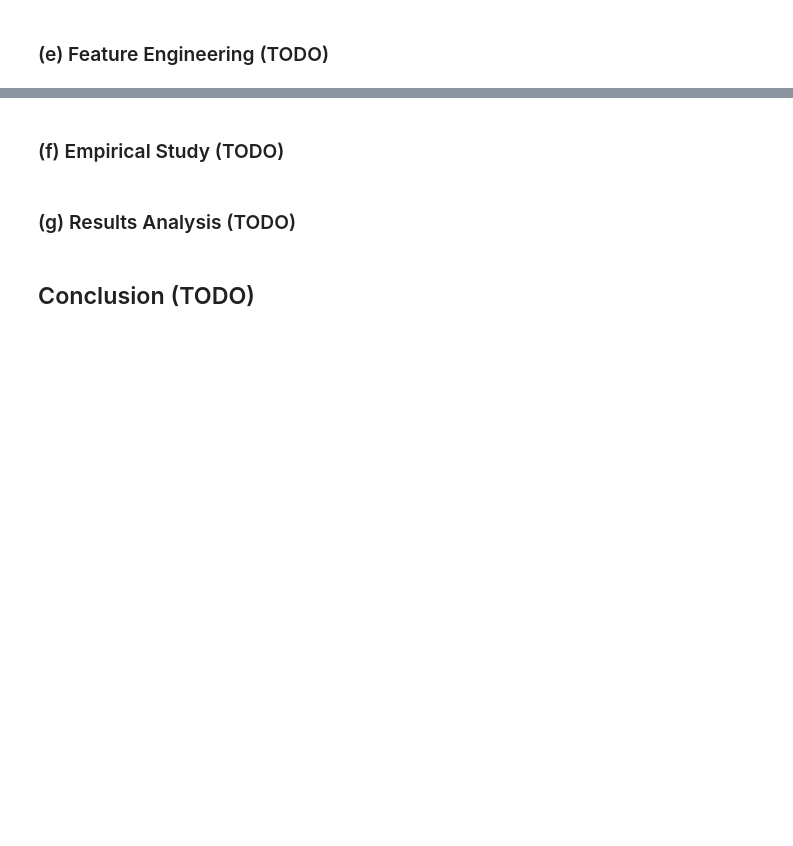
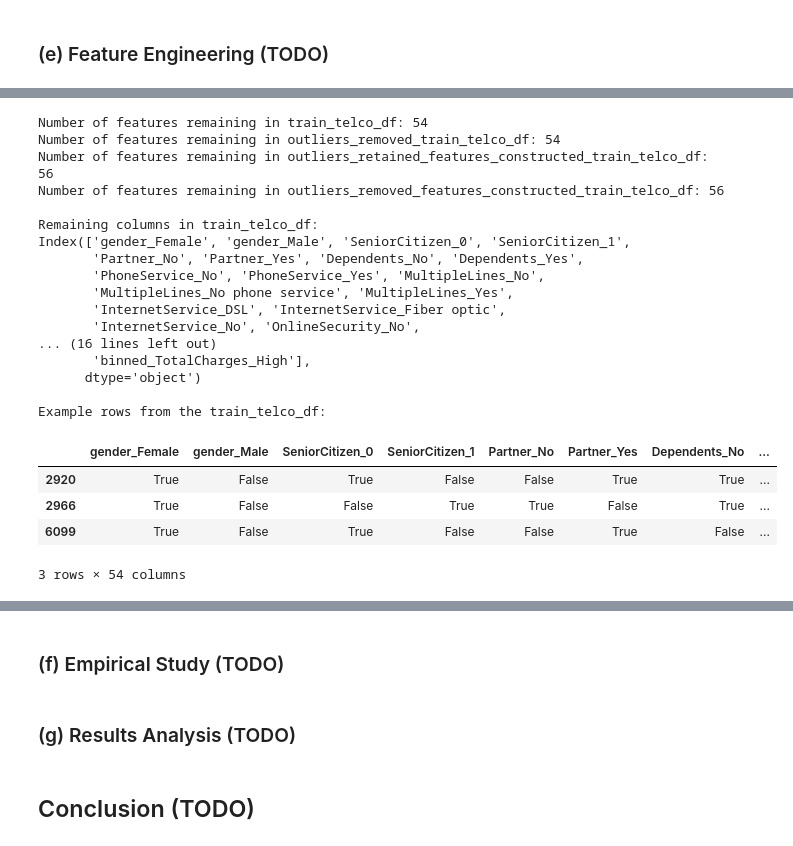
Before and after one commit to Natasa127/CSI4142-A3, a Jupyter notebook: Classification.ipynb, the cells around one changed output, grey strips where cells are left out. Cells and saved outputs as stored; diff of their text form; code cells hidden in the pictures; blank space fills up the shorter version.

```diff
--- a/Classification.ipynb
+++ b/Classification.ipynb
@@ -1282,0 +1435,49 @@ np.float64(1.4506283662477557)
+# %%
+# List of features to remove from the training sets
+features_to_remove = [
+    "gender", "SeniorCitizen", "Partner", "Dependents", "PhoneService", "MultipleLines",
+    "InternetService", "OnlineSecurity", "OnlineBackup", "DeviceProtection", "TechSupport",
+    "StreamingTV", "StreamingMovies", "Contract", "PaperlessBilling", "PaymentMethod", "Churn",
+    "binned_tenure", "binned_MonthlyCharges", "binned_TotalCharges", "tenure", "MonthlyCharges",
+    "TotalCharges"
+]
+
+# Remove the features from the training sets
+train_telco_df = train_telco_df.drop(features_to_remove, axis = 1)
+outliers_removed_train_telco_df = outliers_removed_train_telco_df.drop(features_to_remove, axis = 1)
+outliers_retained_features_constructed_train_telco_df = outliers_retained_features_constructed_train_telco_df.drop(features_to_remove, axis = 1)
+outliers_removed_features_constructed_train_telco_df = outliers_removed_features_constructed_train_telco_df.drop(features_to_remove, axis = 1)
+
+# Verify that there are now 54/56 features, the expected number of remaining columns, in each of the training sets
+print(f"Number of features remaining in train_telco_df: {train_telco_df.shape[1]}")
+print(f"Number of features remaining in outliers_removed_train_telco_df: {outliers_removed_train_telco_df.shape[1]}")
+print(f"Number of features remaining in outliers_retained_features_constructed_train_telco_df: {outliers_retained_features_constructed_train_telco_df.shape[1]}")
+print(f"Number of features remaining in outliers_removed_features_constructed_train_telco_df: {outliers_removed_features_constructed_train_telco_df.shape[1]}\n")
+
+# Ensure the removal worked as intended on one of the training sets
+print(f"Remaining columns in train_telco_df: \n{train_telco_df.columns}\n")
+print("Example rows from the train_telco_df:")
+train_telco_df.head(3)
+# %% [output]
+Number of features remaining in train_telco_df: 54
+Number of features remaining in outliers_removed_train_telco_df: 54
+Number of features remaining in outliers_retained_features_constructed_train_telco_df: 56
+Number of features remaining in outliers_removed_features_constructed_train_telco_df: 56
+
+Remaining columns in train_telco_df:
+Index(['gender_Female', 'gender_Male', 'SeniorCitizen_0', 'SeniorCitizen_1',
+       'Partner_No', 'Partner_Yes', 'Dependents_No', 'Dependents_Yes',
+       'PhoneService_No', 'PhoneService_Yes', 'MultipleLines_No',
+       'MultipleLines_No phone service', 'MultipleLines_Yes',
+       'InternetService_DSL', 'InternetService_Fiber optic',
+       'InternetService_No', 'OnlineSecurity_No',
+... (16 lines left out)
+       'binned_TotalCharges_High'],
+      dtype='object')
+
+Example rows from the train_telco_df:
+|  | gender_Female | gender_Male | SeniorCitizen_0 | SeniorCitizen_1 | Partner_No | Partner_Yes | Dependents_No | ... |
+| 2920 | True | False | True | False | False | True | True | ... |
+| 2966 | True | False | False | True | True | False | True | ... |
+| 6099 | True | False | True | False | False | True | False | ... |
+3 rows × 54 columns
```
Also changed, not shown: parts of 21 cells of this notebook.
